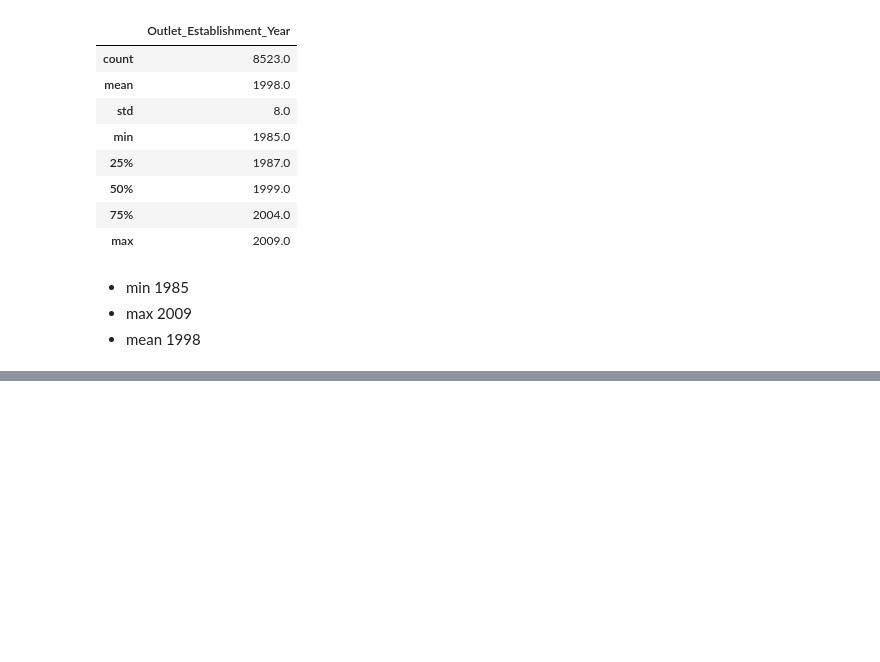
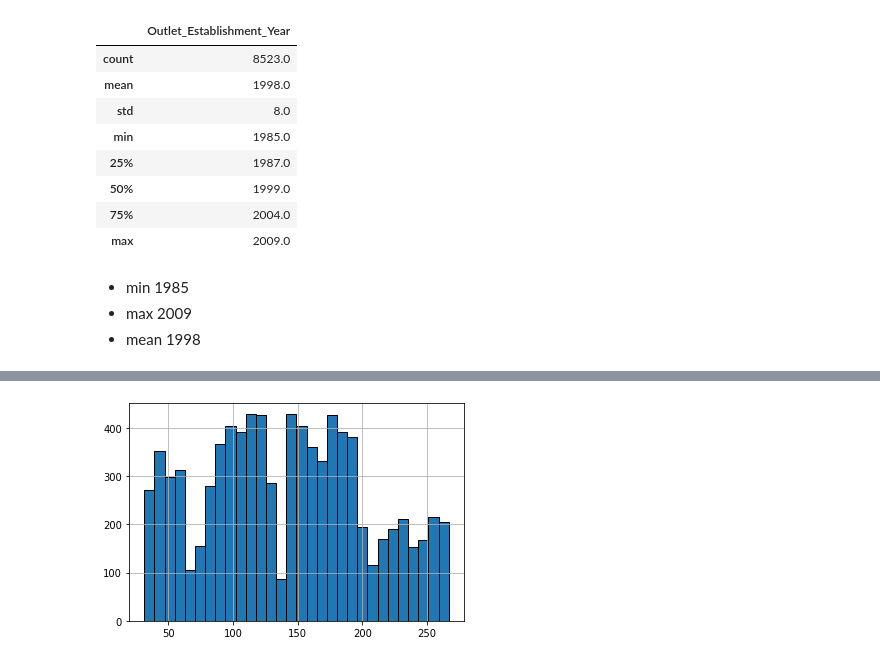
Before and after one commit to guylozius/sales-predictions, a Jupyter notebook: sales_predictions.ipynb, the cells around one changed output, grey strips where cells are left out. Saved outputs shown, nothing was run; the diff lists cells and outputs as text; code cells hidden in the pictures; blank space fills up the shorter version.

```diff
--- a/sales_predictions.ipynb
+++ b/sales_predictions.ipynb
@@ -348,0 +344,4 @@ df[['Outlet_Establishment_Year']].describe().round()
+# %%
+df['Item_MRP'].hist(bins= 30, edgecolor='black');
+# %% [output]
+[figure, added]
```
Also changed, not shown: parts of 17 cells of this notebook.
